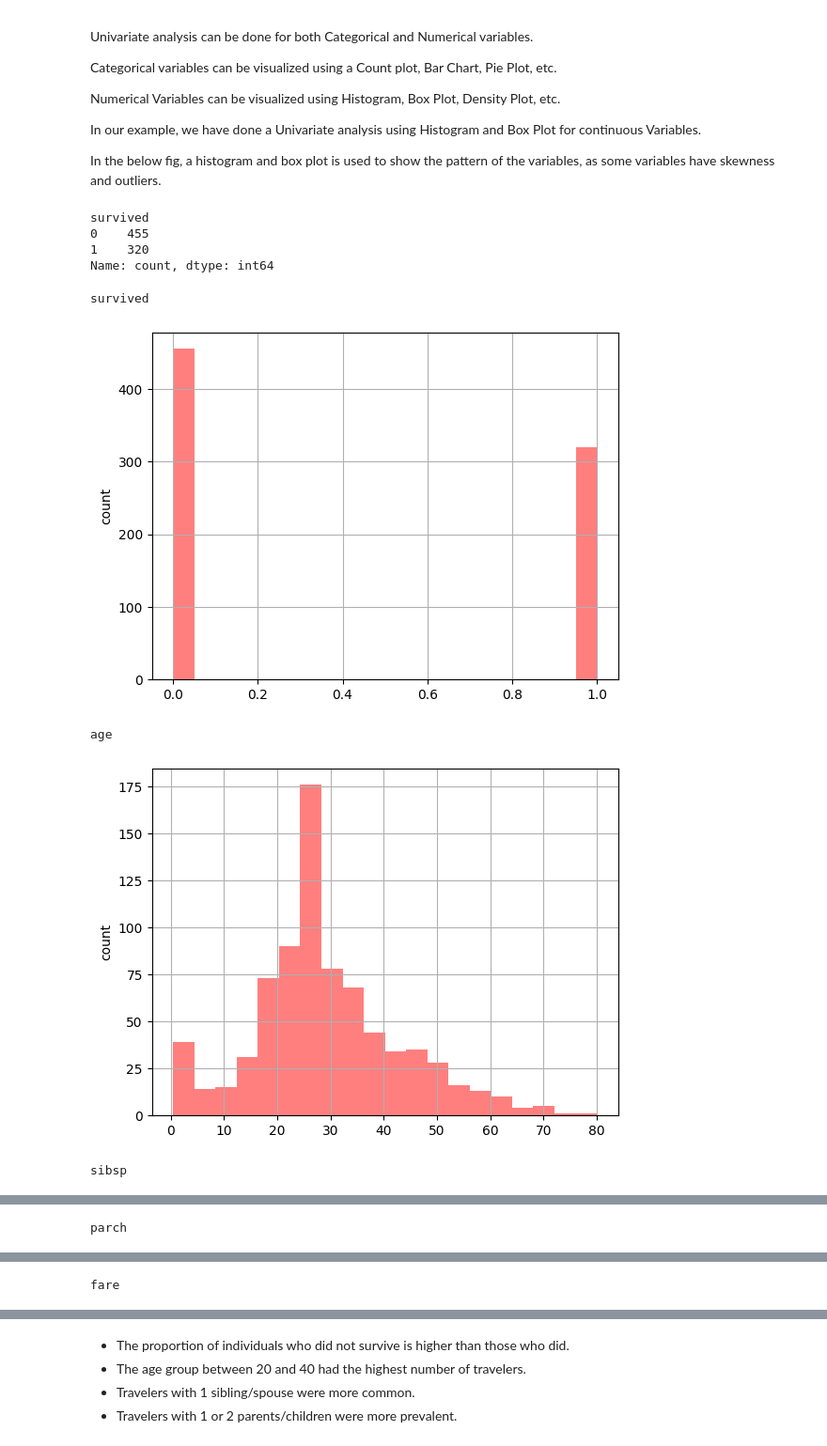
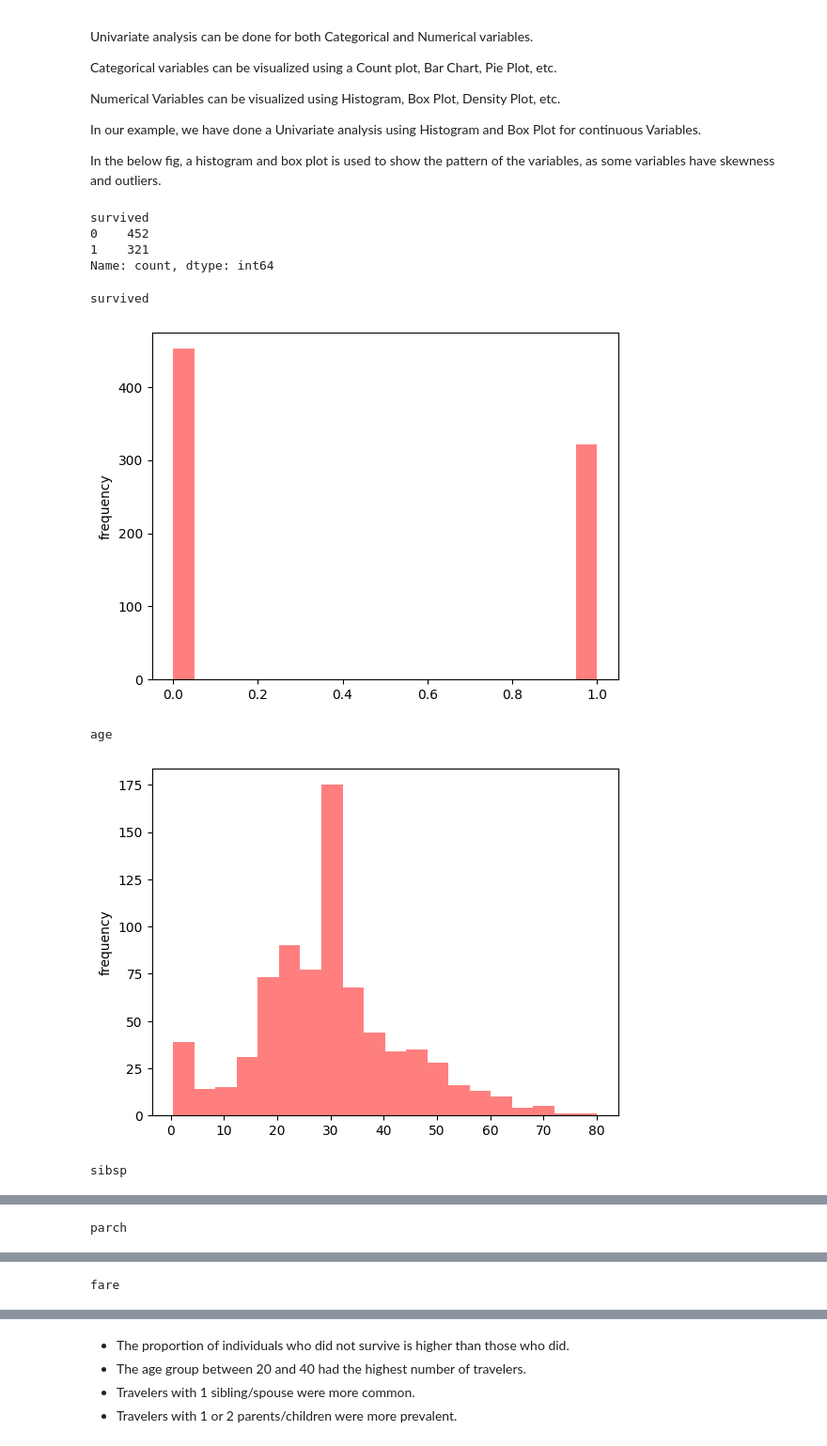
Before and after one commit to 1sumer/Python, a Jupyter notebook: EDA/Titanic/Titanic .ipynb, the cells around one changed output, grey strips where cells are left out. Shown at 94% size. Cells and saved outputs as stored; diff of their text form; code cells hidden in the pictures.

```diff
--- a/EDA/Titanic/Titanic .ipynb
+++ b/EDA/Titanic/Titanic .ipynb
@@ -287,4 +286,4 @@ df.head()
 
 impute missing values
 # %%
-df['age'].fillna(round(df['age'].median()), inplace=True)
+df['age'].fillna(round(df['age'].mean()), inplace=True)
@@ -430,20 +428,20 @@ In the below fig, a histogram and box plot is used to show the pattern of the va
 df.survived.value_counts()
 # %% [output]
 survived
-0    455
-1    320
+0    452
+1    321
 Name: count, dtype: int64
 # %%
 # Univeriate analysis
 for col in num_col:
     print(col)
     plt.subplot(1,1,1)
-    df[col].hist(alpha=0.5, bins=20, color='r')
-    plt.ylabel('count')
+    df[col].plot(kind = 'hist', alpha=0.5, bins=20, color='r')
+    plt.ylabel('frequency')
     plt.show()
 # %% [output]
 survived
-[figure, old version]
+[figure, new version]
 age
-[figure, old version]
+[figure, new version]
 sibsp
```
Also changed, not shown: parts of 30 cells of this notebook.
